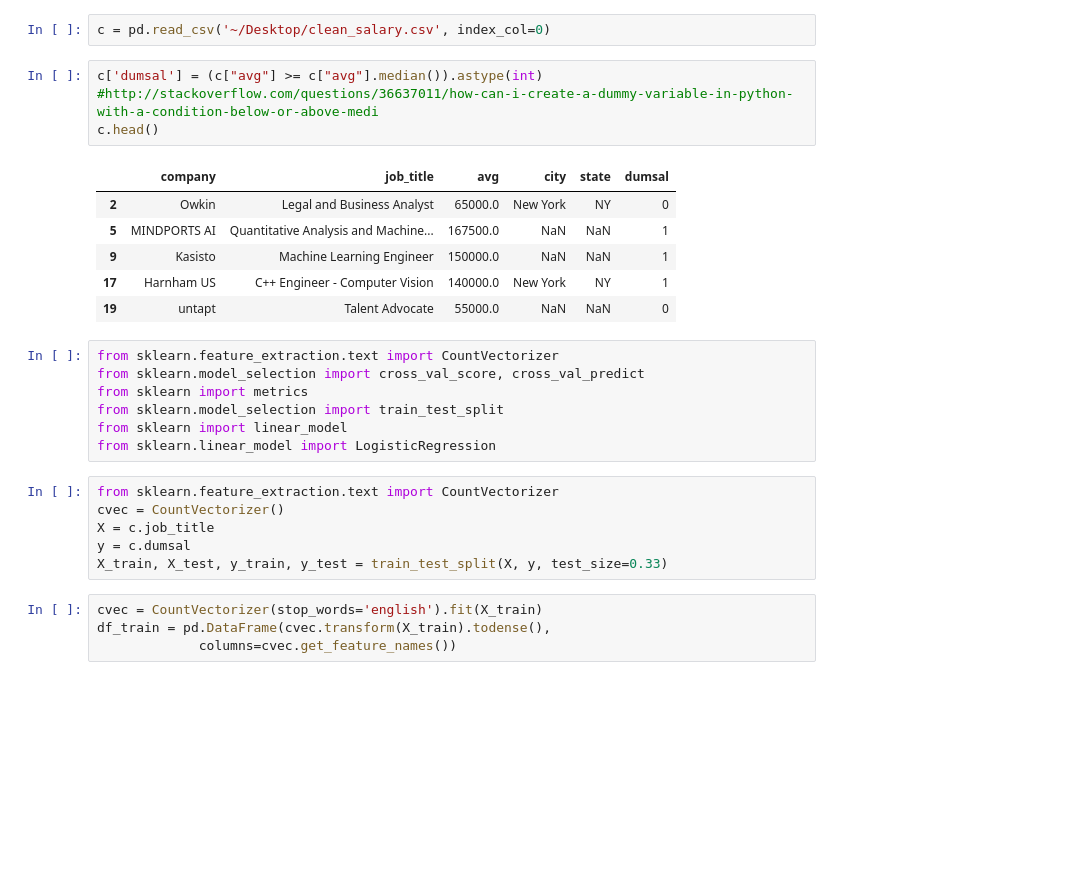
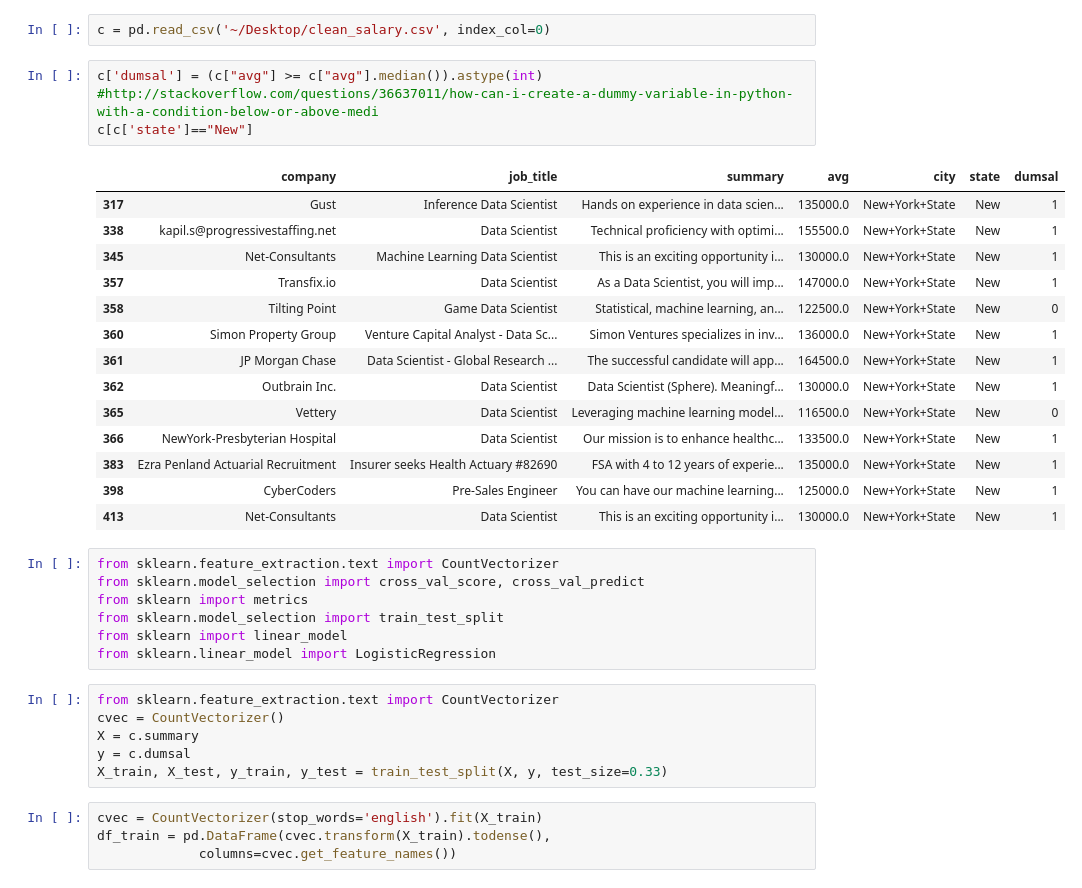
Before and after one commit to ChocoShell/career-posting-scraper, a Jupyter notebook: Webscraping Indeed.ipynb, the cells around one changed output. Drawn from its saved outputs; the diff is of its cells as text; blank space fills up the shorter version.

```diff
--- a/Webscraping Indeed.ipynb
+++ b/Webscraping Indeed.ipynb
@@ -344,14 +365,22 @@ c = pd.read_csv('~/Desktop/clean_salary.csv', index_col=0)
 # %%
 c['dumsal'] = (c["avg"] >= c["avg"].median()).astype(int)
 #http://stackoverflow.com/questions/36637011/how-can-i-create-a-dummy-variable-in-python-with-a-condition-below-or-above-medi
-c.head()
+c[c['state']=="New"]
 # %% [output]
-|  | company | job_title | avg | city | state | dumsal |
-| 2 | Owkin | Legal and Business Analyst | 65000.0 | New York | NY | 0 |
-| 5 | MINDPORTS AI | Quantitative Analysis and Machine... | 167500.0 | NaN | NaN | 1 |
-| 9 | Kasisto | Machine Learning Engineer | 150000.0 | NaN | NaN | 1 |
-| 17 | Harnham US | C++ Engineer - Computer Vision | 140000.0 | New York | NY | 1 |
-| 19 | untapt | Talent Advocate | 55000.0 | NaN | NaN | 0 |
+|  | company | job_title | summary | avg | city | state | dumsal |
+| 317 | Gust | Inference Data Scientist | Hands on experience in data scien... | 135000.0 | New+York+State | New | 1 |
+| 338 | kapil.s@progressivestaffing.net | Data Scientist | Technical proficiency with optimi... | 155500.0 | New+York+State | New | 1 |
+| 345 | Net-Consultants | Machine Learning Data Scientist | This is an exciting opportunity i... | 130000.0 | New+York+State | New | 1 |
+| 357 | Transfix.io | Data Scientist | As a Data Scientist, you will imp... | 147000.0 | New+York+State | New | 1 |
+| 358 | Tilting Point | Game Data Scientist | Statistical, machine learning, an... | 122500.0 | New+York+State | New | 0 |
+| 360 | Simon Property Group | Venture Capital Analyst - Data Sc... | Simon Ventures specializes in inv... | 136000.0 | New+York+State | New | 1 |
+| 361 | JP Morgan Chase | Data Scientist - Global Research ... | The successful candidate will app... | 164500.0 | New+York+State | New | 1 |
+| 362 | Outbrain Inc. | Data Scientist | Data Scientist (Sphere). Meaningf... | 130000.0 | New+York+State | New | 1 |
+| 365 | Vettery | Data Scientist | Leveraging machine learning model... | 116500.0 | New+York+State | New | 0 |
+| 366 | NewYork-Presbyterian Hospital | Data Scientist | Our mission is to enhance healthc... | 133500.0 | New+York+State | New | 1 |
+| 383 | Ezra Penland Actuarial Recruitment | Insurer seeks Health Actuary #82690 | FSA with 4 to 12 years of experie... | 135000.0 | New+York+State | New | 1 |
+| 398 | CyberCoders | Pre-Sales Engineer | You can have our machine learning... | 125000.0 | New+York+State | New | 1 |
+| 413 | Net-Consultants | Data Scientist | This is an exciting opportunity i... | 130000.0 | New+York+State | New | 1 |
 # %%
 from sklearn.feature_extraction.text import CountVectorizer
 from sklearn.model_selection import cross_val_score, cross_val_predict
@@ -362,7 +391,7 @@ from sklearn.linear_model import LogisticRegression
 # %%
 from sklearn.feature_extraction.text import CountVectorizer
 cvec = CountVectorizer()
-X = c.job_title
+X = c.summary
 y = c.dumsal
 X_train, X_test, y_train, y_test = train_test_split(X, y, test_size=0.33)
 # %%
```
Also changed, not shown: parts of 26 cells of this notebook, 3 other files.
